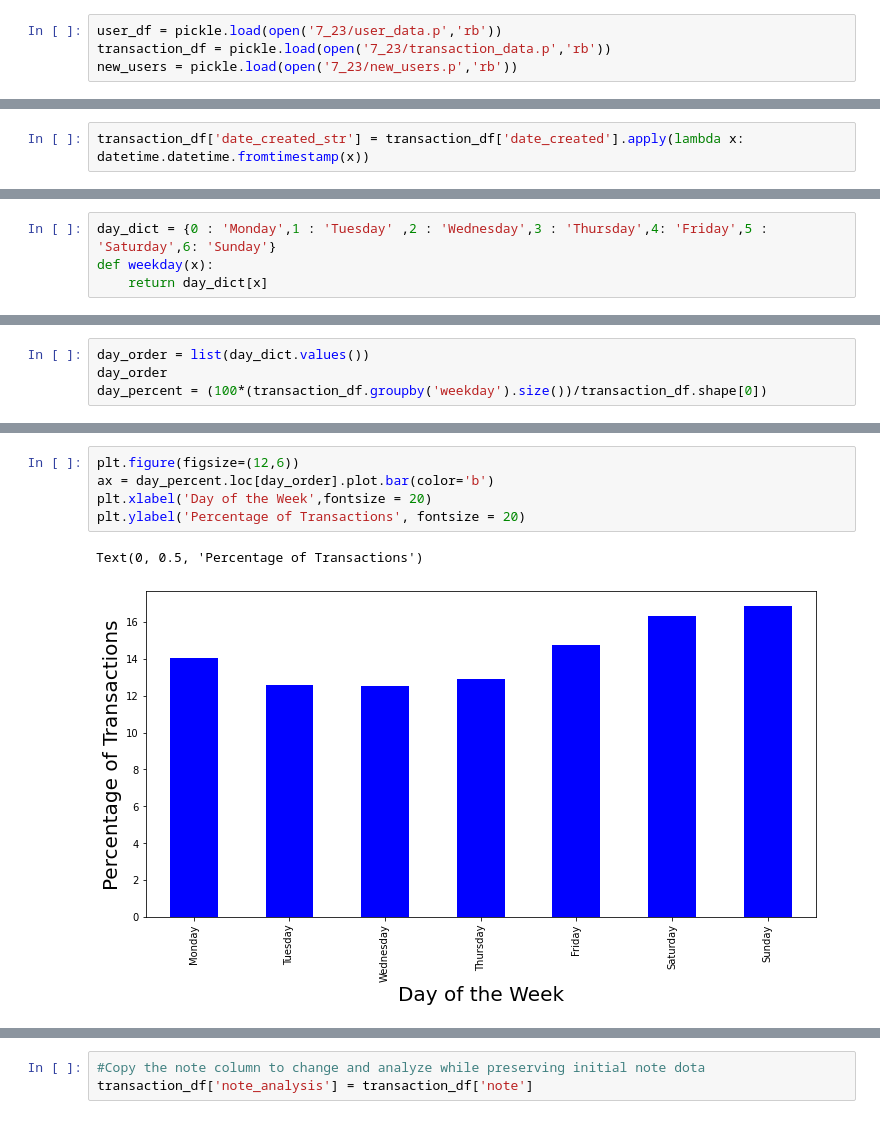
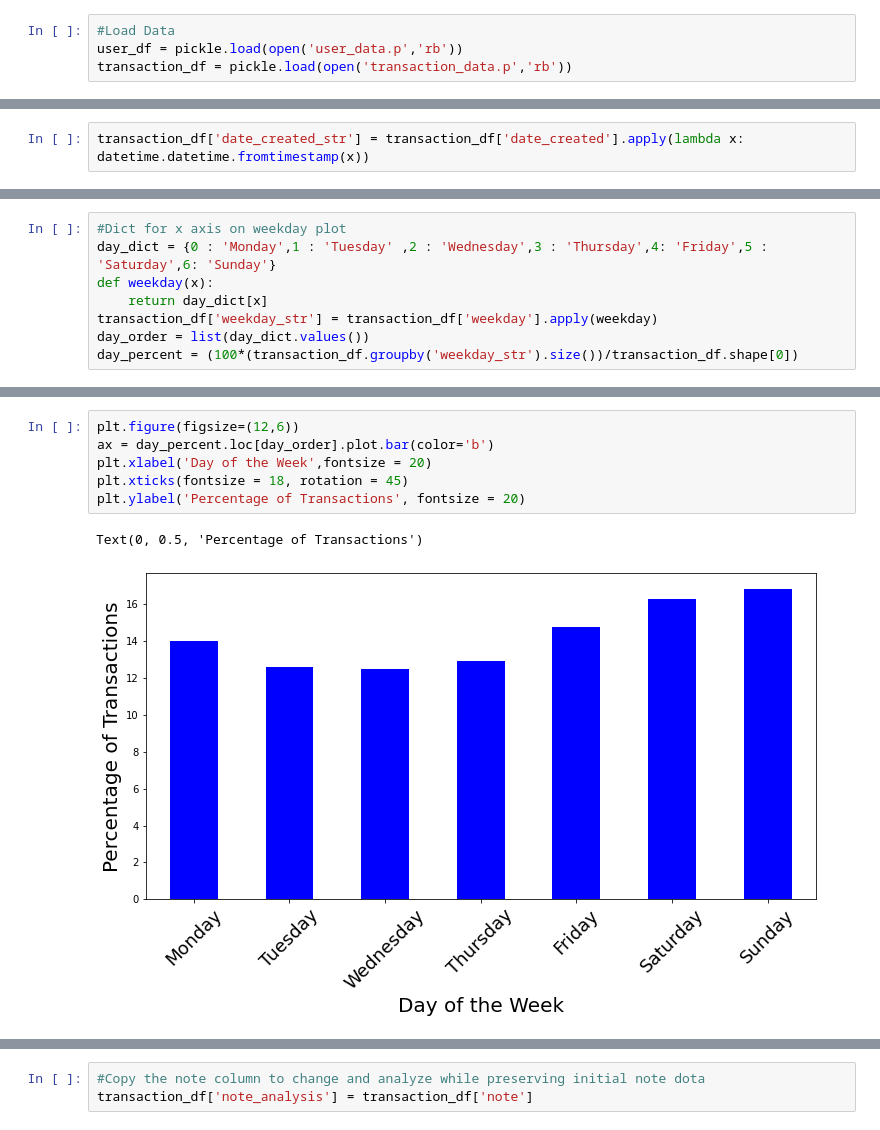
Before and after one commit to Msender98/venmo_scrape, a Jupyter notebook: Analysis.ipynb, the cells around one changed output, grey strips where cells are left out. Cells and saved outputs as stored; diff of their text form.

```diff
--- a/Analysis.ipynb
+++ b/Analysis.ipynb
@@ -9,7 +7,7 @@ plotly.offline.init_notebook_mode(connected=True)
 # %%
-user_df = pickle.load(open('7_23/user_data.p','rb'))
-transaction_df = pickle.load(open('7_23/transaction_data.p','rb'))
-new_users = pickle.load(open('7_23/new_users.p','rb'))
+#Load Data
+user_df = pickle.load(open('user_data.p','rb'))
+transaction_df = pickle.load(open('transaction_data.p','rb'))
 # %% [markdown]
 ### Time Series Analysis:
 
@@ -46,4 +34,8 @@ dtype: float64
 # %%
+#Dict for x axis on weekday plot
 day_dict = {0 : 'Monday',1 : 'Tuesday' ,2 : 'Wednesday',3 : 'Thursday',4: 'Friday',5 : 'Saturday',6: 'Sunday'}
 def weekday(x):
     return day_dict[x]
+transaction_df['weekday_str'] = transaction_df['weekday'].apply(weekday)
+day_order = list(day_dict.values())
+day_percent = (100*(transaction_df.groupby('weekday_str').size())/transaction_df.shape[0])
@@ -52,4 +41,0 @@ transaction_df['weekday_str'] = transaction_df['weekday'].apply(weekday)
-# %%
-day_order = list(day_dict.values())
-day_order
-day_percent = (100*(transaction_df.groupby('weekday').size())/transaction_df.shape[0])
@@ -67,8 +42,9 @@ Name: 0, dtype: object
 # %%
 plt.figure(figsize=(12,6))
 ax = day_percent.loc[day_order].plot.bar(color='b')
 plt.xlabel('Day of the Week',fontsize = 20)
+plt.xticks(fontsize = 18, rotation = 45)
 plt.ylabel('Percentage of Transactions', fontsize = 20)
 # %% [output]
 Text(0, 0.5, 'Percentage of Transactions')
-[figure, old version]
+[figure, new version]
```
Also changed, not shown: parts of 55 cells of this notebook.
